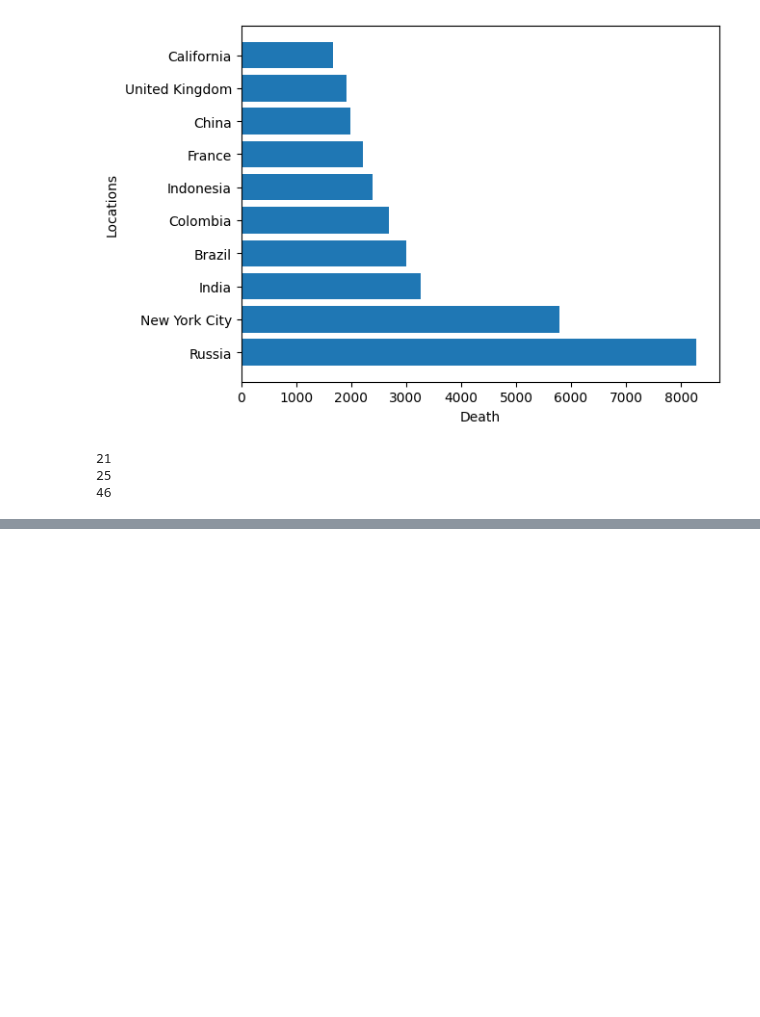
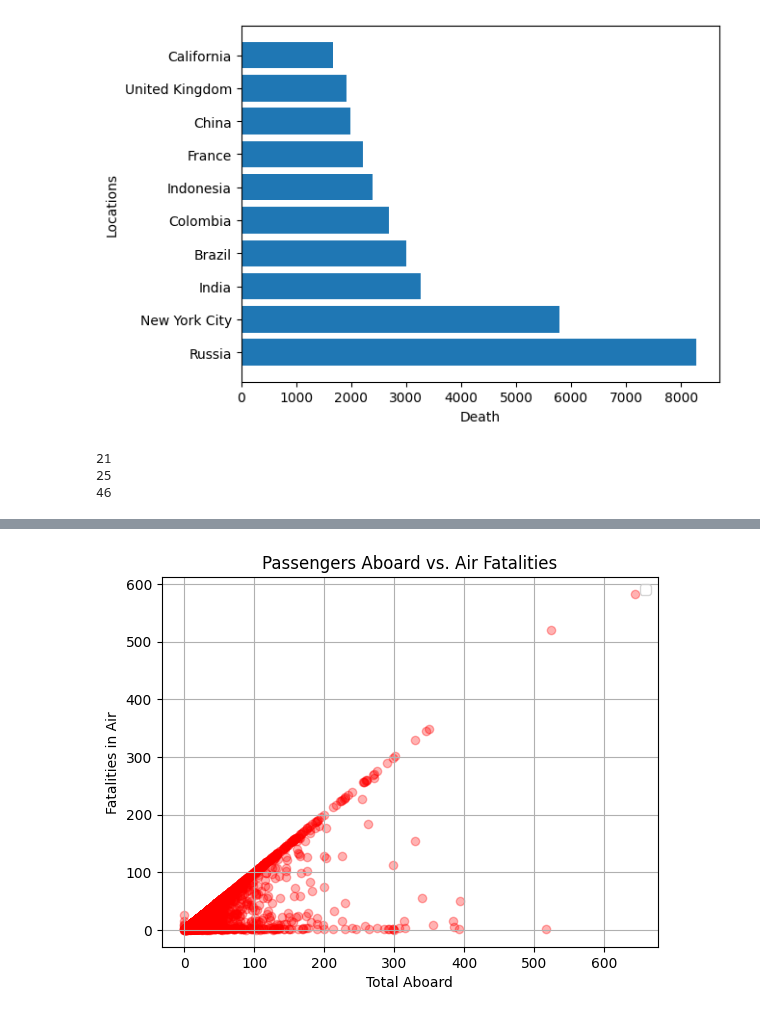
Before and after one commit to Guru-CS/Global-Aviation-Incidents-Research, a Jupyter notebook: GlobalAviationIncidentsResearch.ipynb, the cells around one changed output, grey strips where cells are left out. Drawn from its saved outputs; the diff is of its cells as text; code cells hidden in the pictures; blank space fills up the shorter version.

Commit message:
Visualization

```diff
--- a/GlobalAviationIncidentsResearch.ipynb
+++ b/GlobalAviationIncidentsResearch.ipynb
@@ -142,6 +142,13 @@ print(filtered_df['Aircraft_Grouped'].nunique())
 print(filtered_df['Aircraft_Operator'].nunique())
 print(filtered_df['Manufacturer_Grouped'].nunique())
 filtered_df.head(50)
+plt.scatter(filtered_df['Aboard'], filtered_df['Fatalities (air)'], alpha=0.3, color='red')
+plt.title('Passengers Aboard vs. Air Fatalities')
+plt.xlabel('Total Aboard')
+plt.ylabel('Fatalities in Air')
+plt.legend()
+plt.grid(True)
+plt.show()
 # %% [output]
 <class 'pandas.core.frame.DataFrame'>
 RangeIndex: 5035 entries, 0 to 5034
@@ -185,0 +176 @@ memory usage: 472.2+ KB
+[figure, added]
```
Also changed, not shown: parts of 1 cell of this notebook.
